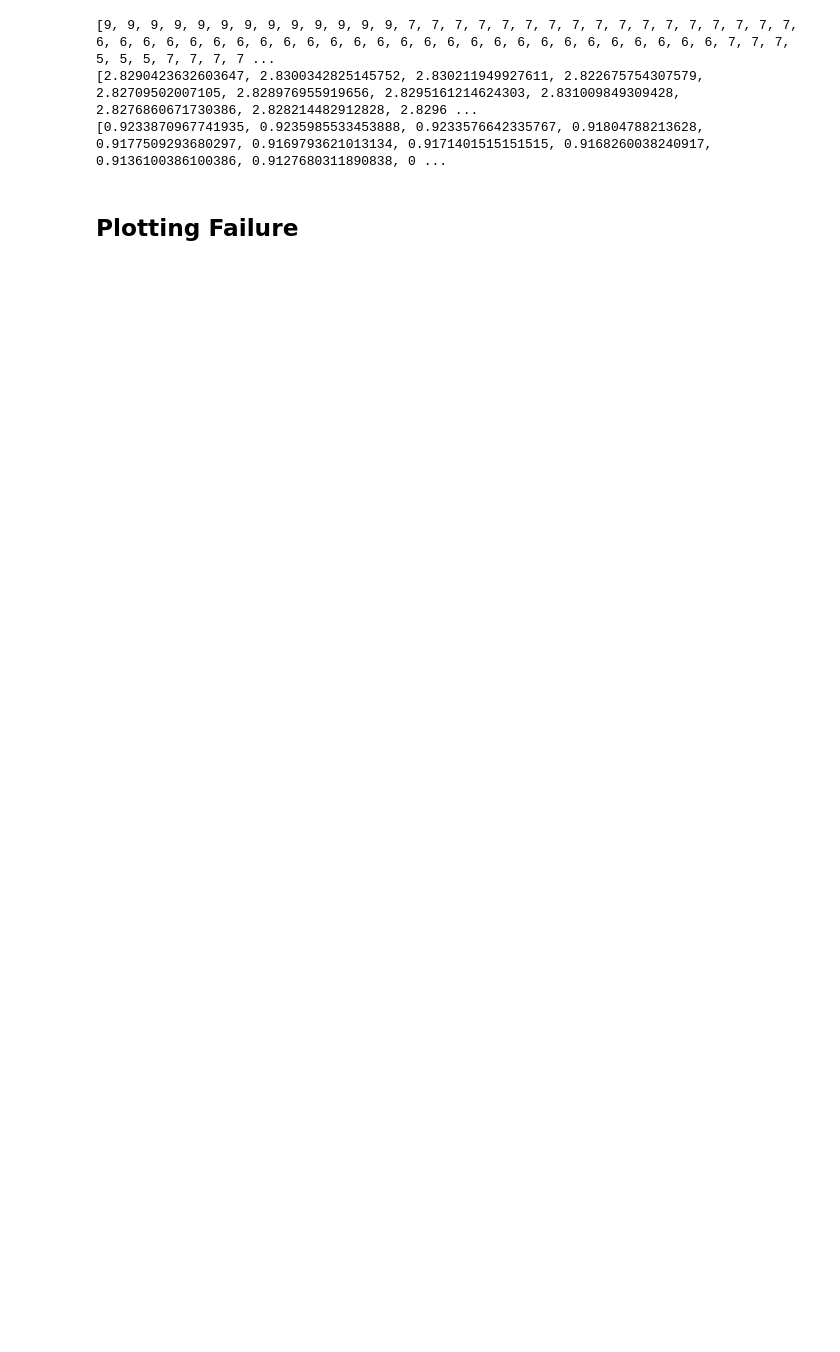
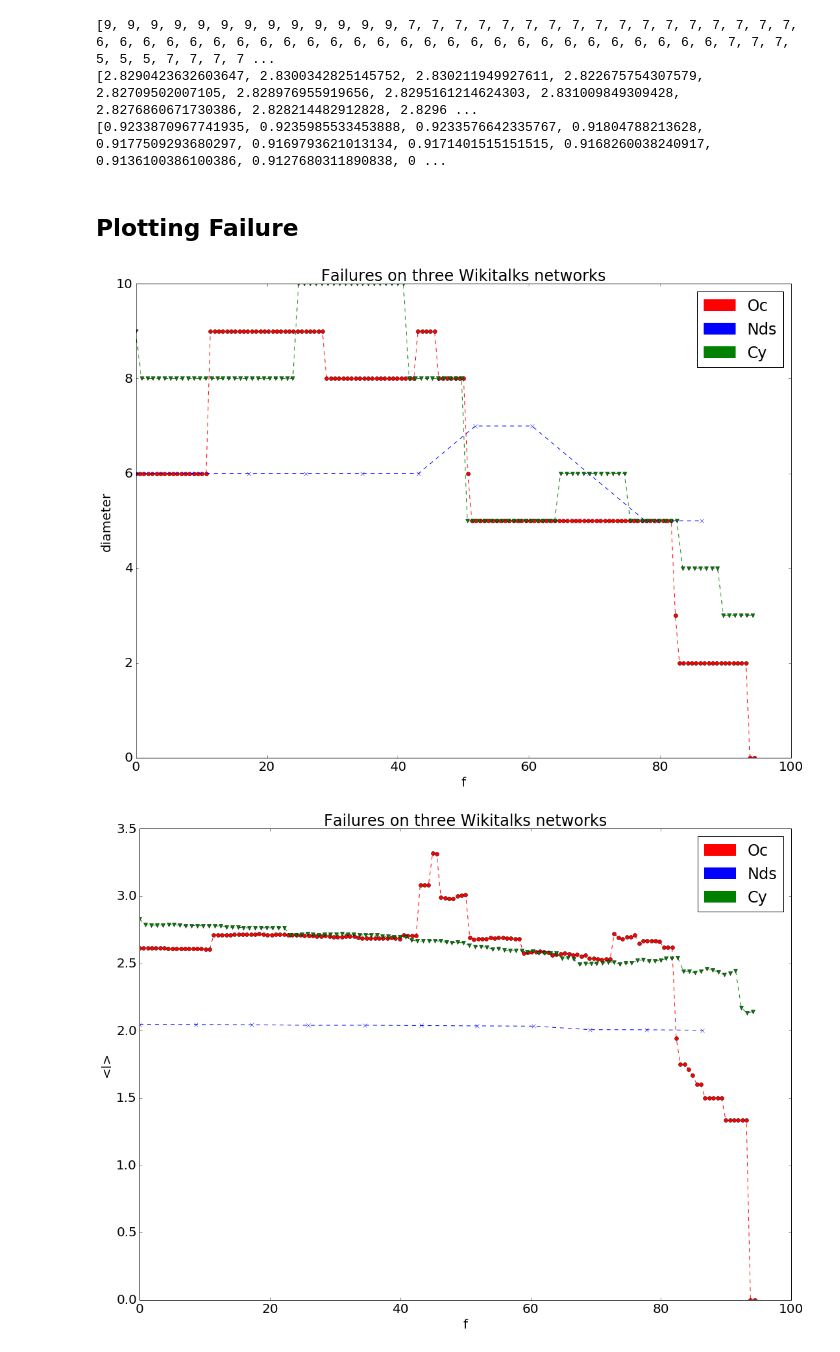
Before and after one commit to wendynieuwkamer/modelling-project, a Jupyter notebook: Project - Robustness.ipynb, the cells around one changed output. Drawn from its saved outputs; the diff is of its cells as text; code cells hidden in the pictures; blank space fills up the shorter version.

Commit message:
Finished robustness experiments on the small networks

```diff
--- a/Project - Robustness.ipynb
+++ b/Project - Robustness.ipynb
@@ -161,47 +165,51 @@ print C_gcs
 ## Plotting Failure
 # %%
 def plot_all():
-    xvalues_vi = [(float(x)/float(NetworkSize_vi) * 20 for x in range(len(V_diameters)))]
-    xvalues_sv = [(float(x)/float(NetworkSize_sv) * 20 for x in range(len(S_diameters)))]
-    xvalues_cy = [(float(x)/float(NetworkSize_cy) * 20 for x in range(len(C_diameters)))]
-    fig_size = [18,133]
+    xvalues_vi = [(float(x)/(float(len(V_path_lengths))/95*100))*100 for x in range(len(V_path_lengths))]
+    xvalues_sv = [(float(x)/(float(len(S_path_lengths))/95*100))*100 for x in range(len(S_path_lengths))]
+    xvalues_cy = [(float(x)/(float(len(C_path_lengths))/95*100))*100 for x in range(len(C_path_lengths))]
+    fig_size = [18,13]
     plt.rcParams.update({'font.size': 20, "figure.figsize": fig_size})
 
     # Plot diameter
     plt.plot(xvalues_vi, V_diameters, '--or',
              xvalues_sv, S_diameters, '--xb',
              xvalues_cy, C_diameters, '--vg')
-    red_patch = mpatches.Patch(color='red', label='Vi')
-    blue_patch = mpatches.Patch(color='blue', label='Sv')
+    red_patch = mpatches.Patch(color='red', label='Oc')
+    blue_patch = mpatches.Patch(color='blue', label='Nds')
     green_patch = mpatches.Patch(color='green', label='Cy')
     plt.legend(handles=[red_patch, blue_patch, green_patch])
     plt.xlabel('f')
     plt.ylabel('diameter')
     plt.title('Failures on three Wikitalks networks')
     plt.show()
 
     # Plot average path length
     plt.plot(xvalues_vi, V_path_lengths, '--or',
              xvalues_sv, S_path_lengths, '--xb',
              xvalues_cy, C_path_lengths, '--vg')
-    red_patch = mpatches.Patch(color='red', label='ER')
-    blue_patch = mpatches.Patch(color='blue', label='BA')
+    red_patch = mpatches.Patch(color='red', label='Oc')
+    blue_patch = mpatches.Patch(color='blue', label='Nds')
     green_patch = mpatches.Patch(color='green', label='Cy')
     plt.legend(handles=[red_patch, blue_patch, green_patch])
     plt.xlabel('f')
     plt.ylabel('<l>')
     plt.title('Failures on three Wikitalks networks')
     plt.show()
 
     # Plot fraction of nodes in giant component
     plt.plot(xvalues_vi, V_gcs, '--or',
              xvalues_sv, S_gcs, '--xb',
              xvalues_cy, C_gcs, '--vg')
-    red_patch = mpatches.Patch(color='red', label='ER')
-    blue_patch = mpatches.Patch(color='blue', label='BA')
+    red_patch = mpatches.Patch(color='red', label='Oc')
+    blue_patch = mpatches.Patch(color='blue', label='Nds')
     green_patch = mpatches.Patch(color='green', label='Cy')
     plt.legend(handles=[red_patch, blue_patch, green_patch])
     plt.xlabel('f')
     plt.ylabel('S')
     plt.title('Failures on three Wikitalks networks')
     plt.show()
+plot_all()
+# %% [output]
+[figure, added]
+[figure, added]
```
Also changed, not shown: parts of 8 cells of this notebook, 3 other files.
